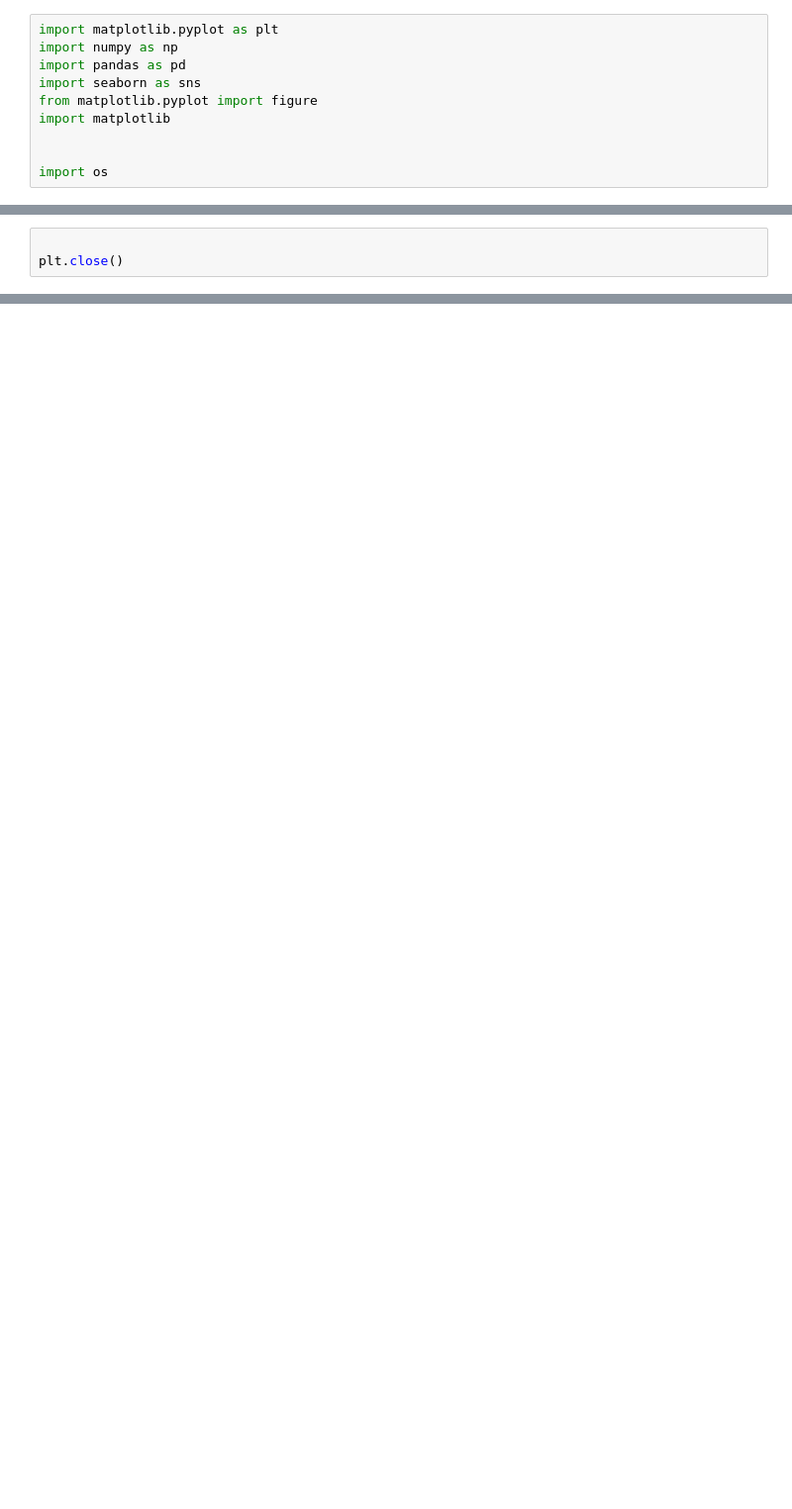
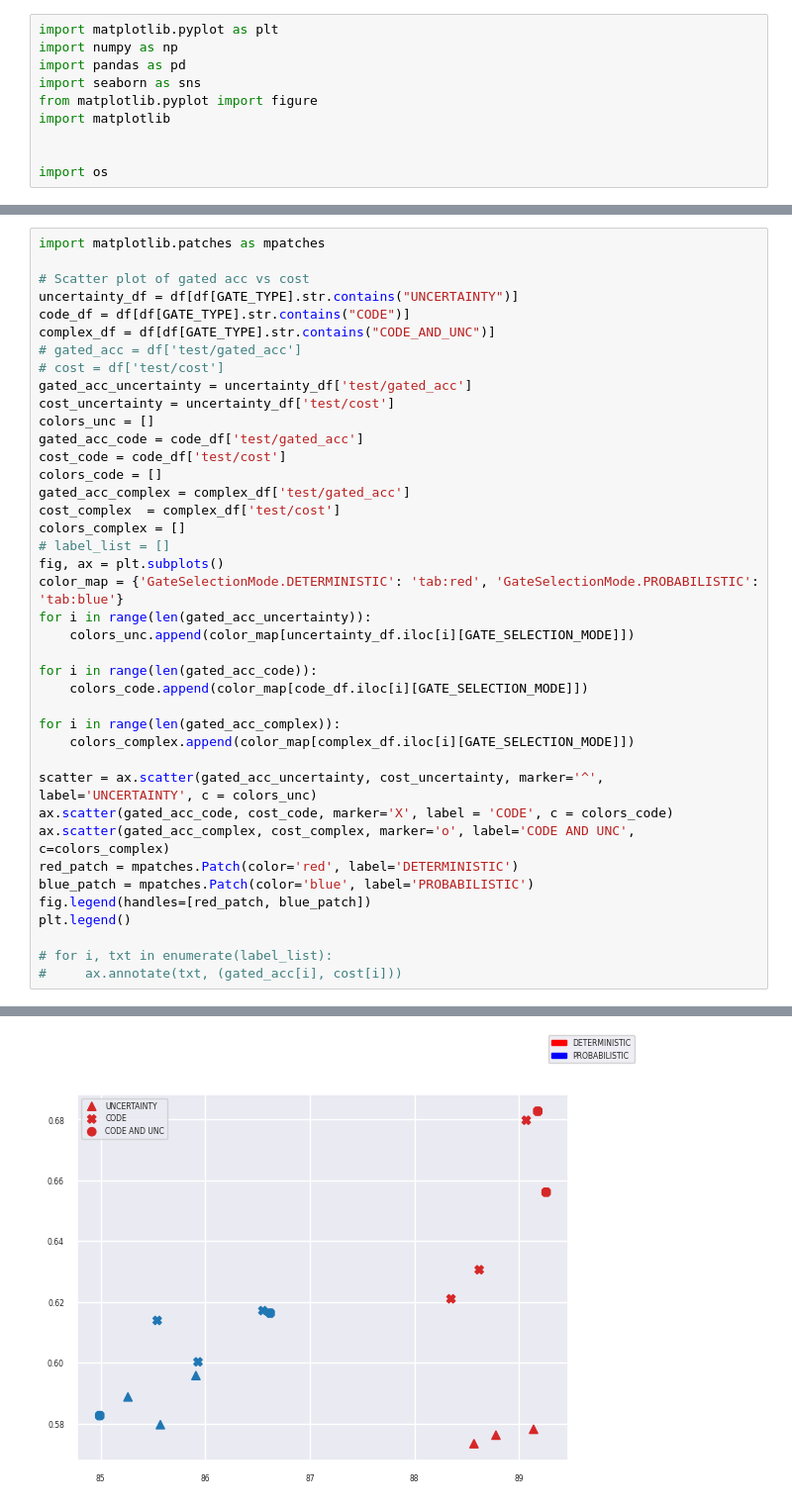
Before and after one commit to networkslab/dynn, a Jupyter notebook: src/notebooks/generate_plot_mlflow.ipynb, the cells around one changed output, grey strips where cells are left out. Shown at 99% size. Cells and saved outputs as stored; diff of their text form; blank space fills up the shorter version.

```diff
--- a/src/notebooks/generate_plot_mlflow.ipynb
+++ b/src/notebooks/generate_plot_mlflow.ipynb
@@ -46,3 +55,41 @@ plt.show()
 # %%
+import matplotlib.patches as mpatches
 
-plt.close()
+# Scatter plot of gated acc vs cost
+uncertainty_df = df[df[GATE_TYPE].str.contains("UNCERTAINTY")]
+code_df = df[df[GATE_TYPE].str.contains("CODE")]
+complex_df = df[df[GATE_TYPE].str.contains("CODE_AND_UNC")]
+# gated_acc = df['test/gated_acc']
+# cost = df['test/cost']
+gated_acc_uncertainty = uncertainty_df['test/gated_acc']
+cost_uncertainty = uncertainty_df['test/cost']
+colors_unc = []
+gated_acc_code = code_df['test/gated_acc']
+cost_code = code_df['test/cost']
+colors_code = []
+gated_acc_complex = complex_df['test/gated_acc']
+cost_complex  = complex_df['test/cost']
+colors_complex = []
+# label_list = []
+fig, ax = plt.subplots()
+color_map = {'GateSelectionMode.DETERMINISTIC': 'tab:red', 'GateSelectionMode.PROBABILISTIC': 'tab:blue'}
+for i in range(len(gated_acc_uncertainty)):
+    colors_unc.append(color_map[uncertainty_df.iloc[i][GATE_SELECTION_MODE]])
+
+for i in range(len(gated_acc_code)):
+    colors_code.append(color_map[code_df.iloc[i][GATE_SELECTION_MODE]])
+
+for i in range(len(gated_acc_complex)):
+    colors_complex.append(color_map[complex_df.iloc[i][GATE_SELECTION_MODE]])
+
+scatter = ax.scatter(gated_acc_uncertainty, cost_uncertainty, marker='^', label='UNCERTAINTY', c = colors_unc)
+ax.scatter(gated_acc_code, cost_code, marker='X', label = 'CODE', c = colors_code)
+ax.scatter(gated_acc_complex, cost_complex, marker='o', label='CODE AND UNC', c=colors_complex)
+red_patch = mpatches.Patch(color='red', label='DETERMINISTIC')
+blue_patch = mpatches.Patch(color='blue', label='PROBABILISTIC')
+fig.legend(handles=[red_patch, blue_patch])
+plt.legend()
+
+# for i, txt in enumerate(label_list):
+#     ax.annotate(txt, (gated_acc[i], cost[i]))
+# %% [output]
@@ -48,0 +97 @@ plt.close()
+[figure, added]
```
Also changed, not shown: parts of 4 cells of this notebook.
